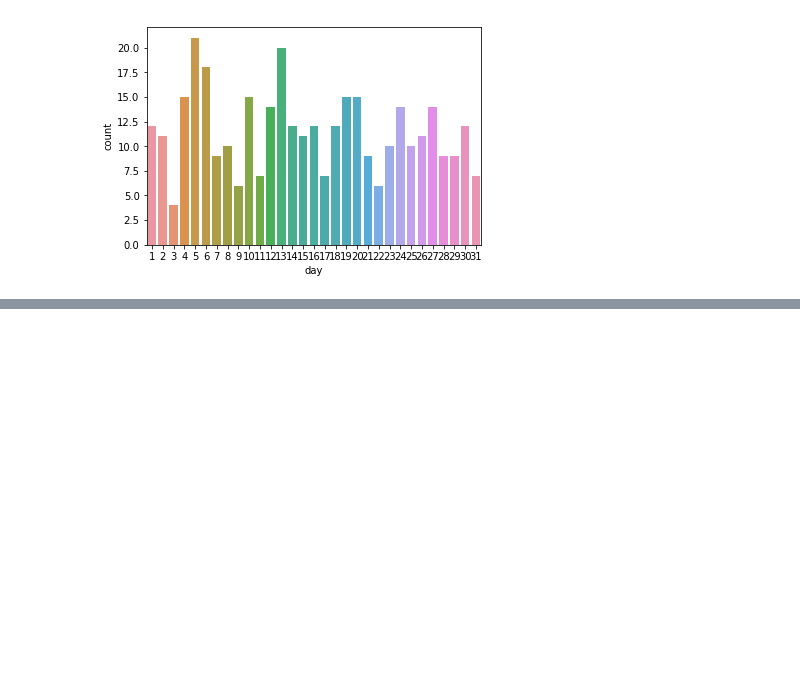
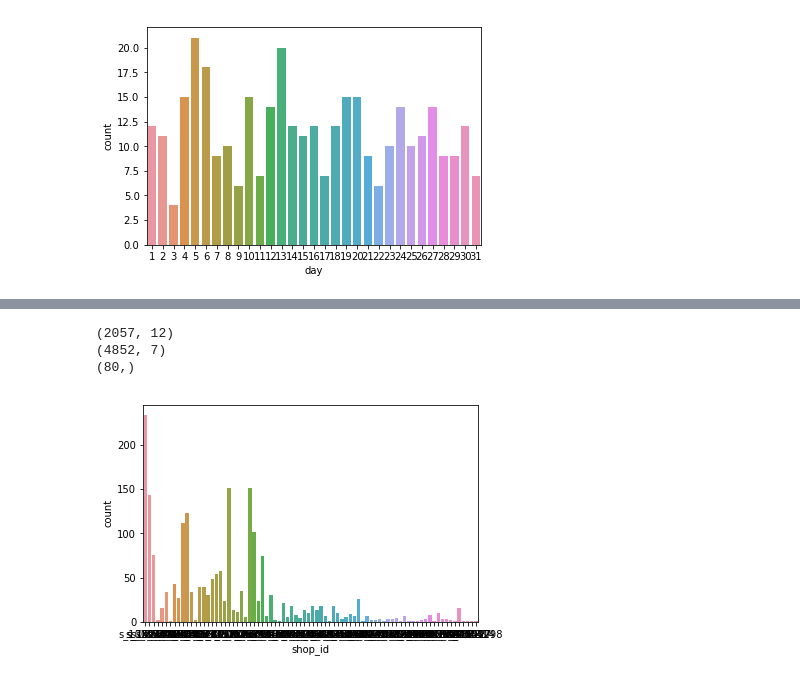
Before and after one commit to lvjianjian/ccf_mayi_2017, a Jupyter notebook: notebook/explore.ipynb, the cells around one changed output, grey strips where cells are left out. Cells and saved outputs as stored; diff of their text form; code cells hidden in the pictures; blank space fills up the shorter version.

```diff
--- a/notebook/explore.ipynb
+++ b/notebook/explore.ipynb
@@ -695,0 +761,14 @@ plt.show()
+# %%
+mall_id = "m_6803"
+part_train = train_info[train_info.mall_id == mall_id]
+part_test = testA_info[testA_info.mall_id == mall_id]
+print part_train.shape
+print part_test.shape
+print part_train.shop_id.unique().shape
+ses.countplot(x="shop_id",data=part_train)
+plt.show()
+# %% [output]
+(2057, 12)
+(4852, 7)
+(80,)
+[figure, added]
```
Also changed, not shown: parts of 12 cells of this notebook, 6 other files.
